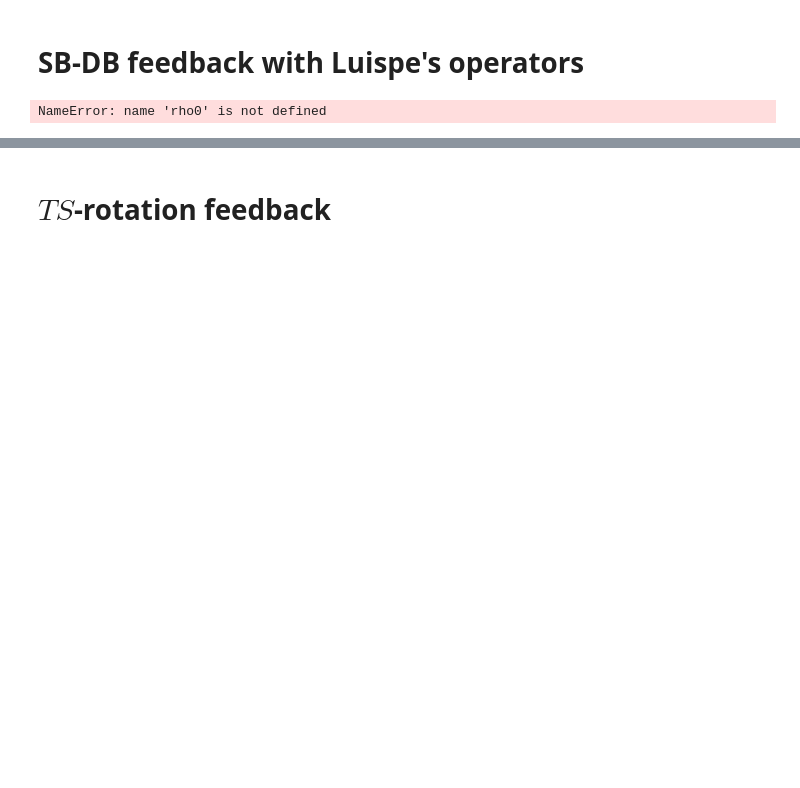
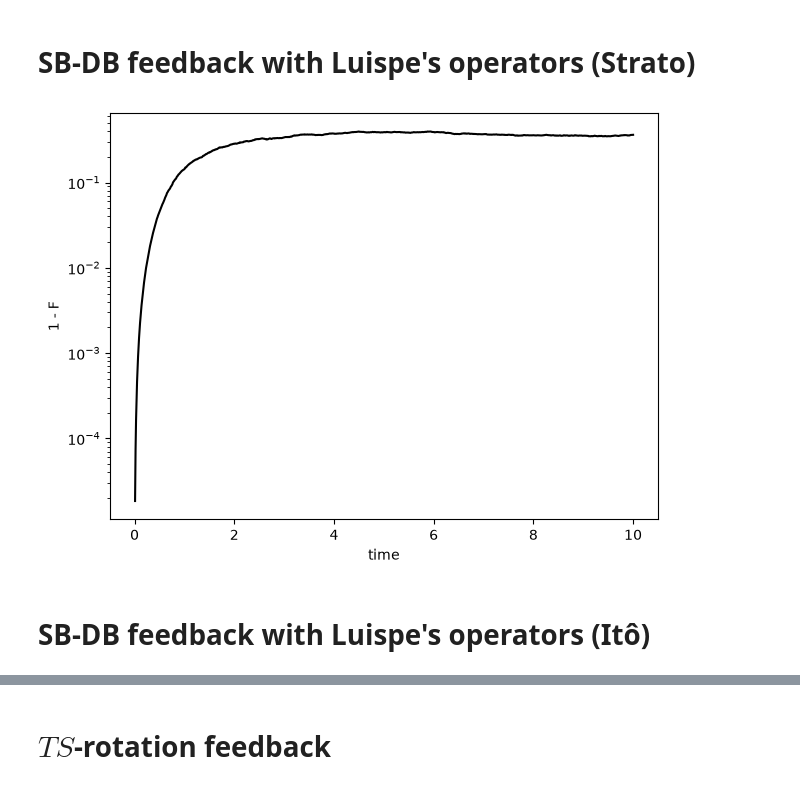
Before and after one commit to aaronuv/db-qec, a Jupyter notebook: examples/simulations.ipynb, the cells around one changed output, grey strips where cells are left out. Drawn from its saved outputs; the diff is of its cells as text; code cells hidden in the pictures; blank space fills up the shorter version.

```diff
--- a/examples/simulations.ipynb
+++ b/examples/simulations.ipynb
@@ -19,18 +19,12 @@ from tools import (
 )
 # %%
 @partial(jit, static_argnames=("n_steps",))
-def run(rho0, key, n_steps):
-    return run_trajectories(
-        rho0,
-        key,
-        n_steps,
-        pack_error,
-        pack_ec,
-        gamma_error,
-        gamma_ec,
-        Omega1,
-        Omega2,
-        dt,
+def run(rho0, key, n_steps, pack_error, pack_ec, gamma_error, gamma_ec, Omega1, Omega2, dt):
+    return run_trajectories_ito(
+        rho0, key, n_steps,
+        pack_error, pack_ec,
+        gamma_error, gamma_ec,
+        Omega1, Omega2, dt,
     )
 # %% [markdown]
-# SB-DB feedback with Luispe's operators
+# SB-DB feedback with Luispe's operators (Strato)
@@ -113,19 +135,21 @@ P0 = psi0[:, None] * jnp.conj(psi0)[None, :]
 rho0 = jnp.broadcast_to(P0[None, :, :], (n_traj, N, N))
 # %%
 key = random.PRNGKey(0)
-rho_all = run(rho0, key, L)
+rho_all = run(rho0, key, L, pack_error, pack_ec, gamma_error, gamma_ec, Omega1, Omega2, dt)
 rho_all.block_until_ready()
 
-F_all = jnp.real(jnp.einsum("stij,ji->st", rho_all, Q))
+F_all = jnp.real(jnp.einsum("stij,ji->st", rho_all, PQ))
 
 times = dt * jnp.arange(1, L + 1)
 mean_F = jnp.mean(F_all, axis=1)
 
 plt.figure(2)
 plt.semilogy(times, 1.0 - jnp.abs(mean_F), "k")
 plt.xlabel("time")
 plt.ylabel("1 - F")
 plt.tight_layout()
 plt.show()
 # %% [output]
-NameError: name 'rho0' is not defined
+[figure, added]
+# %% [markdown]
+# SB-DB feedback with Luispe's operators (Itô)
```
Also changed, not shown: parts of 10 cells of this notebook, 1 other file.
